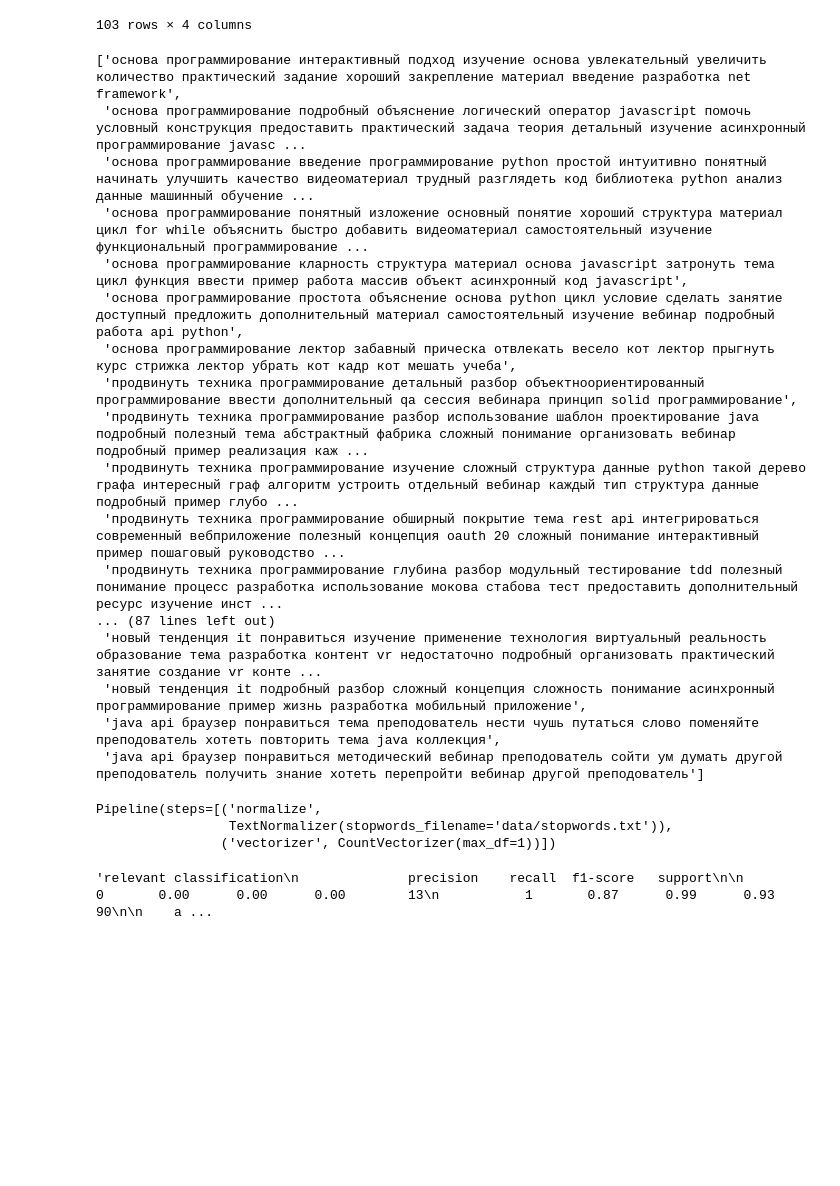
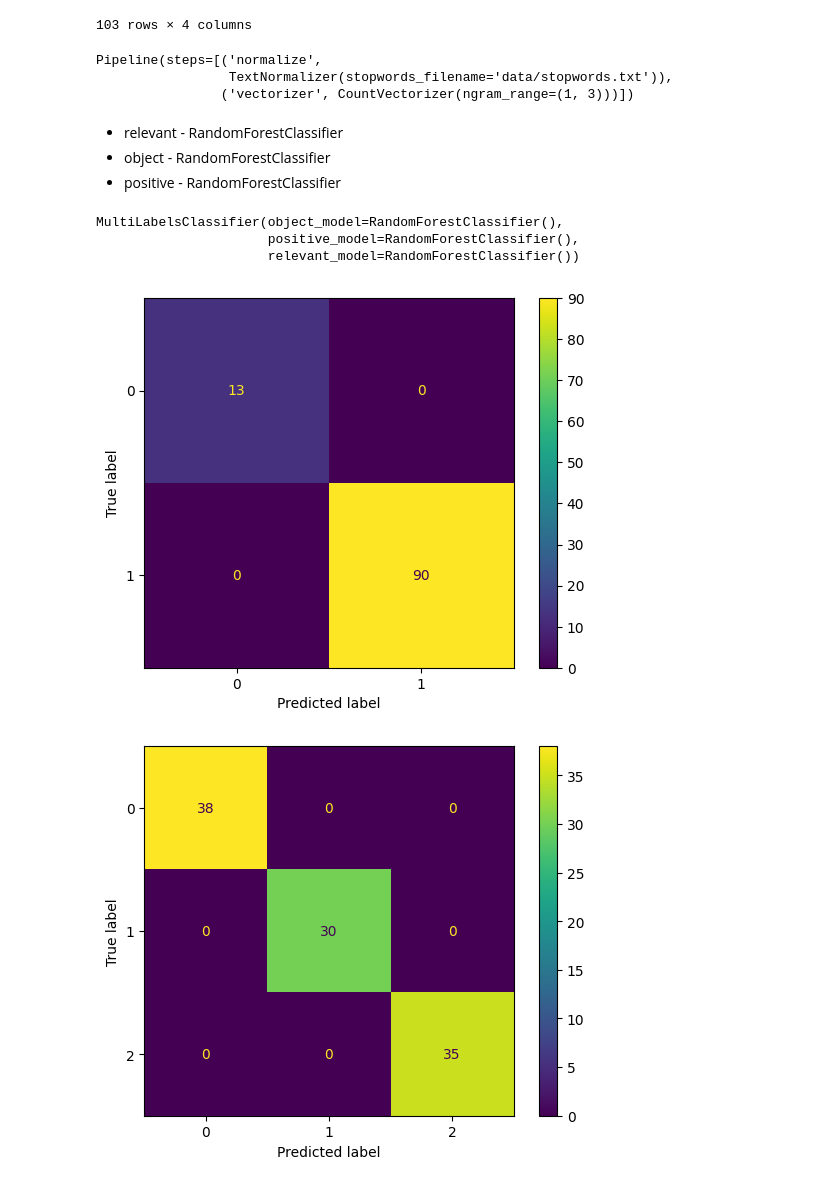
Before and after one commit to zibestr/Feedback-Analytics, a Jupyter notebook: main.ipynb, the cells around one changed output. Saved outputs shown, nothing was run; the diff lists cells and outputs as text; code cells hidden in the pictures; blank space fills up the shorter version.

Commit message:
dev nlp model

```diff
--- a/main.ipynb
+++ b/main.ipynb
@@ -37,26 +52,6 @@ dataframe
 | 101 | 1 | 2 | 0 | Java api браузеров Понравилась те... |
 | 102 | 1 | 2 | 0 | Java api браузеров Понравился мет... |
 103 rows × 4 columns
-# %%
-normalizer.transform(dataframe['text'].to_list())
-# %% [output]
-['основа программирование интерактивный подход изучение основа увлекательный увеличить количество практический задание хороший закрепление материал введение разработка net framework',
- 'основа программирование подробный объяснение логический оператор javascript помочь условный конструкция предоставить практический задача теория детальный изучение асинхронный программирование javasc ...
- 'основа программирование введение программирование python простой интуитивно понятный начинать улучшить качество видеоматериал трудный разглядеть код библиотека python анализ данные машинный обучение ...
- 'основа программирование понятный изложение основный понятие хороший структура материал цикл for while объяснить быстро добавить видеоматериал самостоятельный изучение функциональный программирование ...
- 'основа программирование кларность структура материал основа javascript затронуть тема цикл функция ввести пример работа массив объект асинхронный код javascript',
- 'основа программирование простота объяснение основа python цикл условие сделать занятие доступный предложить дополнительный материал самостоятельный изучение вебинар подробный работа api python',
- 'основа программирование лектор забавный прическа отвлекать весело кот лектор прыгнуть курс стрижка лектор убрать кот кадр кот мешать учеба',
- 'продвинуть техника программирование детальный разбор объектноориентированный программирование ввести дополнительный qa сессия вебинара принцип solid программирование',
- 'продвинуть техника программирование разбор использование шаблон проектирование java подробный полезный тема абстрактный фабрика сложный понимание организовать вебинар подробный пример реализация каж ...
- 'продвинуть техника программирование изучение сложный структура данные python такой дерево графа интересный граф алгоритм устроить отдельный вебинар каждый тип структура данные подробный пример глубо ...
- 'продвинуть техника программирование обширный покрытие тема rest api интегрироваться современный вебприложение полезный концепция oauth 20 сложный понимание интерактивный пример пошаговый руководство ...
- 'продвинуть техника программирование глубина разбор модульный тестирование tdd полезный понимание процесс разработка использование мокова стабова тест предоставить дополнительный ресурс изучение инст ...
-... (87 lines left out)
- 'новый тенденция it понравиться изучение применение технология виртуальный реальность образование тема разработка контент vr недостаточно подробный организовать практический занятие создание vr конте ...
- 'новый тенденция it подробный разбор сложный концепция сложность понимание асинхронный программирование пример жизнь разработка мобильный приложение',
- 'java api браузер понравиться тема преподователь нести чушь путаться слово поменяйте преподователь хотеть повторить тема java коллекция',
- 'java api браузер понравиться методический вебинар преподователь сойти ум думать другой преподователь получить знание хотеть перепройти вебинар другой преподователь']
 # %%
 from sklearn.pipeline import Pipeline
 from sklearn.feature_extraction.text import CountVectorizer
@@ -64,16 +59,14 @@ from sklearn.feature_extraction.text import CountVectorizer
 transformer = Pipeline(steps=[
     ('normalize', TextNormalizer('data/stopwords.txt')),
     ('vectorizer', CountVectorizer(
-        ngram_range=(1, 1),
-        min_df=1,
-        max_df=1
+        ngram_range=(1, 3)
     ))
 ])
 transformer.fit(dataframe['text'].to_list())
 # %% [output]
 Pipeline(steps=[('normalize',
                  TextNormalizer(stopwords_filename='data/stopwords.txt')),
-                ('vectorizer', CountVectorizer(max_df=1))])
+                ('vectorizer', CountVectorizer(ngram_range=(1, 3)))])
 # %%
 X = transformer.transform(dataframe['text'].to_list())
 y_relevant = dataframe['is_relevant'].to_numpy()
@@ -95,10 +94,18 @@ def format_report(relevant_model,
-# %%
-from sklearn.naive_bayes import BernoulliNB as classifier
-
-clf_relevant = classifier().fit(X, y_relevant)
-clf_object = classifier().fit(X, y_object)
-clf_positive = classifier().fit(X, y_positive)
-
-print(format_report(clf_relevant, clf_object, clf_positive))
-# %% [output]
-'relevant classification\n              precision    recall  f1-score   support\n\n           0       0.00      0.00      0.00        13\n           1       0.87      0.99      0.93        90\n\n    a ...
+# %% [markdown]
+* relevant - RandomForestClassifier
+* object - RandomForestClassifier
+* positive - RandomForestClassifier
+# %%
+from src.analytics.model import MultiLabelsClassifier
+from sklearn.ensemble import RandomForestClassifier
+
+clf = MultiLabelsClassifier(RandomForestClassifier(),
+                            RandomForestClassifier(),
+                            RandomForestClassifier())
+clf.fit(X, y_relevant, y_object, y_positive)
+# %% [output]
+MultiLabelsClassifier(object_model=RandomForestClassifier(),
+                      positive_model=RandomForestClassifier(),
+                      relevant_model=RandomForestClassifier())
+[figure, added]
+[figure, added]
```
Also changed, not shown: parts of 5 cells of this notebook, 3 other files.
